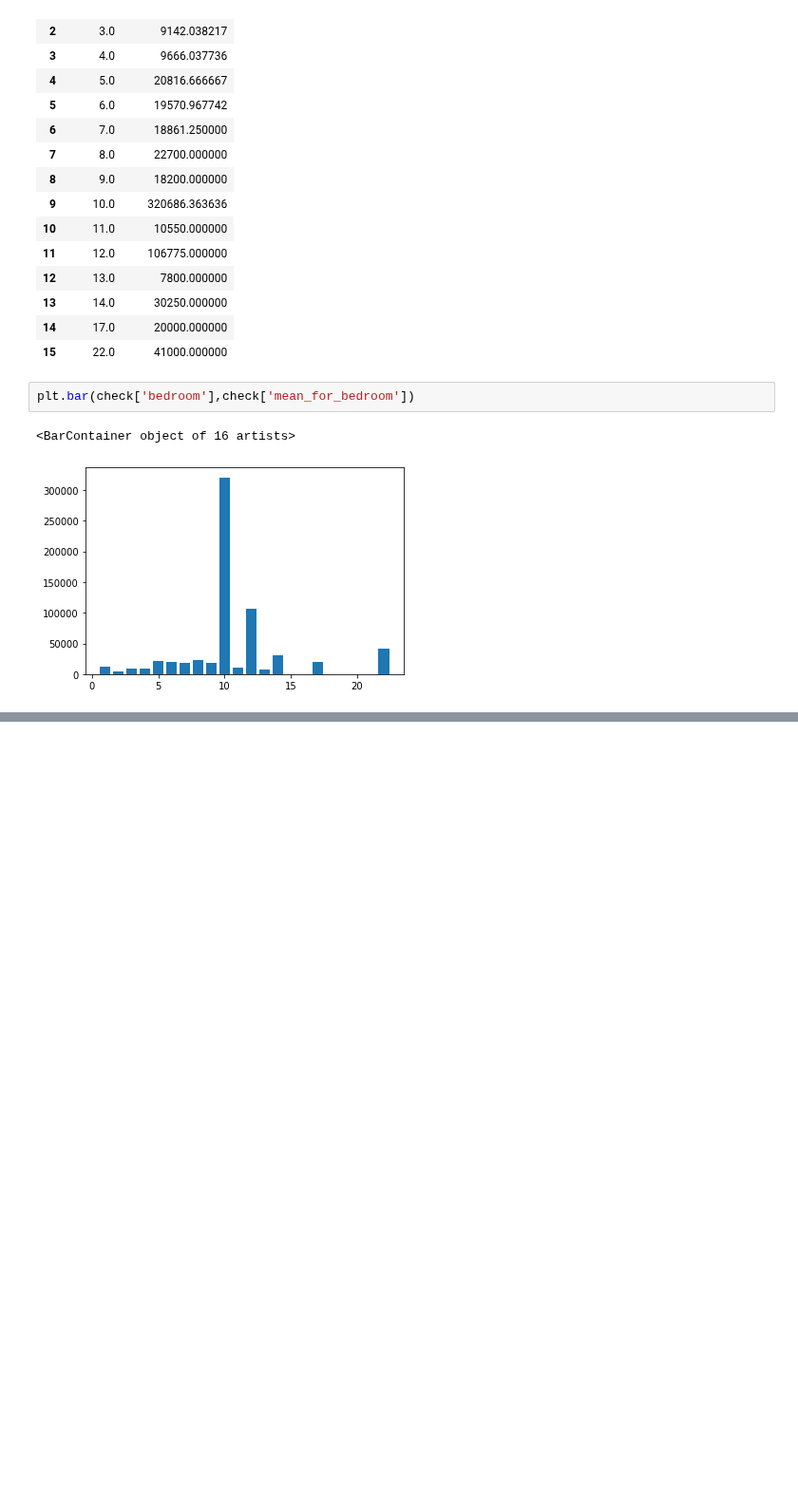
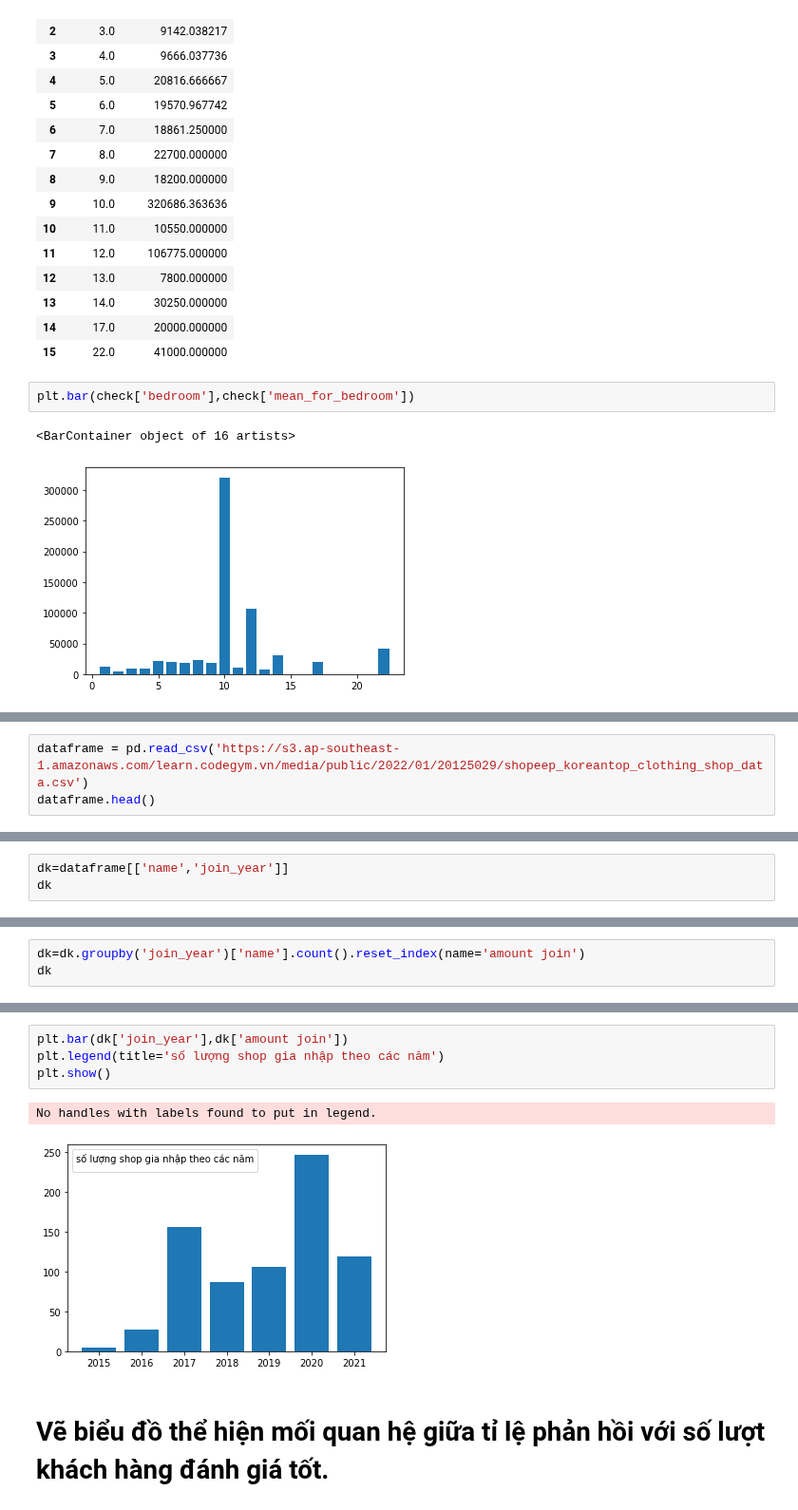
Before and after one commit to mark3000-010701/Dataanalyst, a Jupyter notebook: Bài_tập_data_Visualization_1_.ipynb, the cells around one changed output, grey strips where cells are left out. Shown at 95% size. Cells and saved outputs as stored; diff of their text form; blank space fills up the shorter version.

```diff
--- a/Bài_tập_data_Visualization_1_.ipynb
+++ b/Bài_tập_data_Visualization_1_.ipynb
@@ -347,0 +364,3 @@ plt.bar(check['bedroom'],check['mean_for_bedroom'])
+# %%
+dataframe = pd.read_csv('https://s3.ap-southeast-1.amazonaws.com/learn.codegym.vn/media/public/2022/01/20125029/shopeep_koreantop_clothing_shop_data.csv')
+dataframe.head()
@@ -347,0 +396,3 @@ plt.bar(check['bedroom'],check['mean_for_bedroom'])
+# %%
+dk=dataframe[['name','join_year']]
+dk
@@ -347,0 +413,3 @@ plt.bar(check['bedroom'],check['mean_for_bedroom'])
+# %%
+dk=dk.groupby('join_year')['name'].count().reset_index(name='amount join')
+dk
@@ -347,0 +425,9 @@ plt.bar(check['bedroom'],check['mean_for_bedroom'])
+# %%
+plt.bar(dk['join_year'],dk['amount join'])
+plt.legend(title='số lượng shop gia nhập theo các năm')
+plt.show()
+# %% [output]
+No handles with labels found to put in legend.
+[figure, added]
+# %% [markdown]
+# Vẽ biểu đồ thể hiện mối quan hệ giữa tỉ lệ phản hồi với số lượt khách hàng đánh giá tốt.
```
Also changed, not shown: parts of 23 cells of this notebook.
